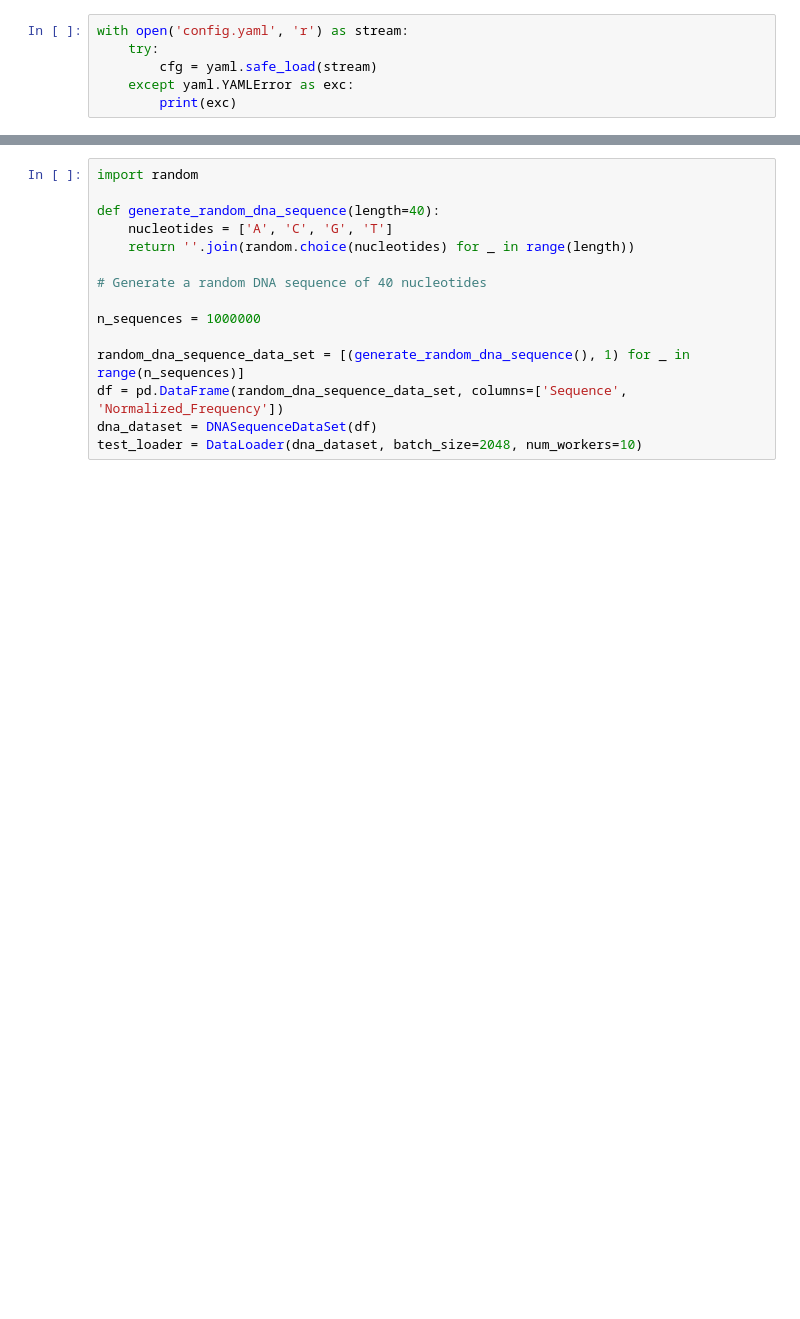
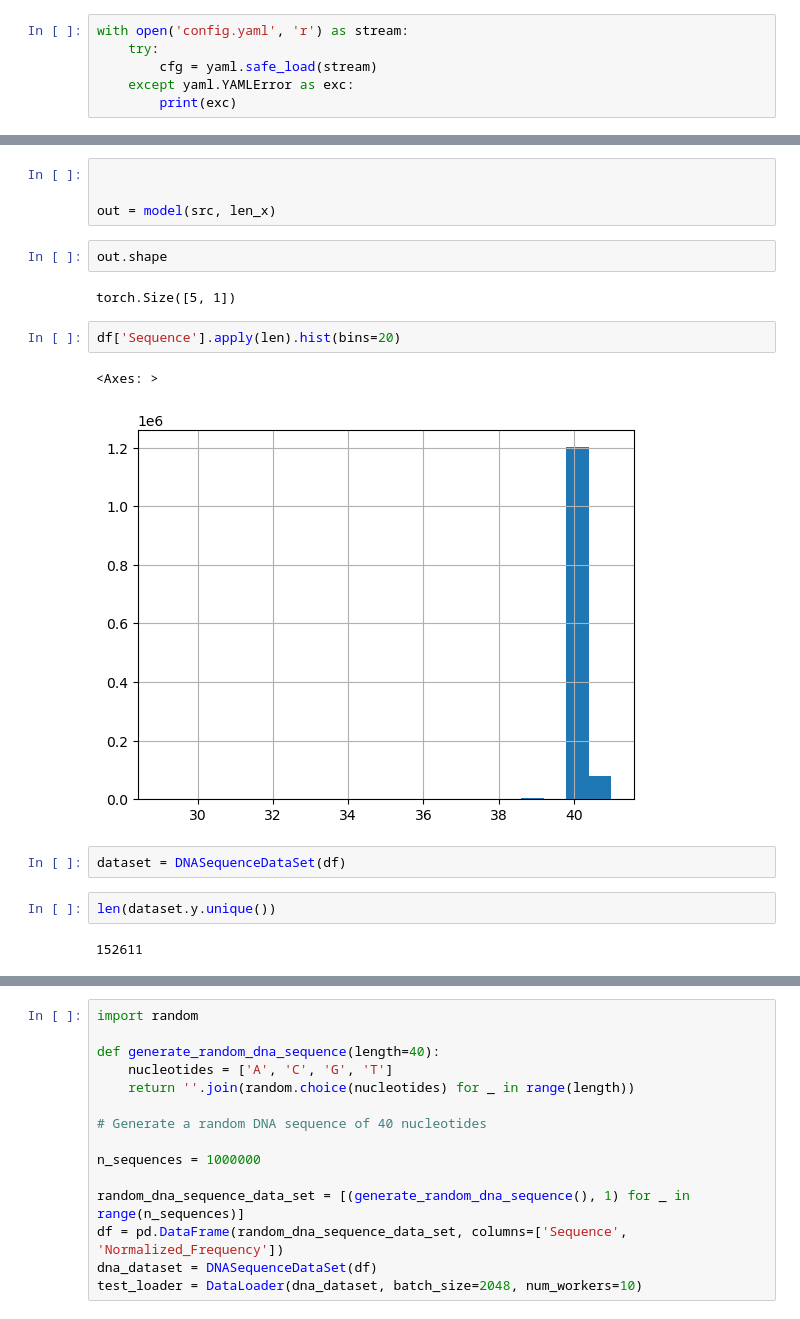
Before and after one commit to mlsample/aptamer_transformer, a Jupyter notebook: run_inference.ipynb, the cells around one changed output, grey strips where cells are left out. Saved outputs shown, nothing was run; the diff lists cells and outputs as text; blank space fills up the shorter version.

```diff
--- a/run_inference.ipynb
+++ b/run_inference.ipynb
@@ -31,2 +73,21 @@ df
+# %%
+
+
+out = model(src, len_x)
+# %%
+out.shape
+# %% [output]
+torch.Size([5, 1])
+# %%
+df['Sequence'].apply(len).hist(bins=20)
+# %% [output]
+<Axes: >
+[figure, added]
+# %%
+dataset = DNASequenceDataSet(df)
+# %%
+len(dataset.y.unique())
+# %% [output]
+152611
 # %%
 df.hist(column='Normalized_Frequency', bins=100)
```
Also changed, not shown: parts of 16 cells of this notebook, 10 other files.
